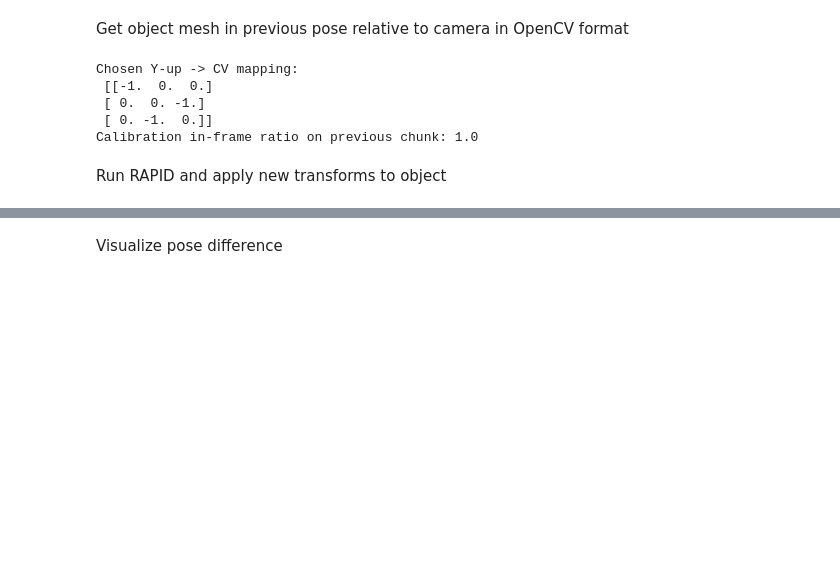
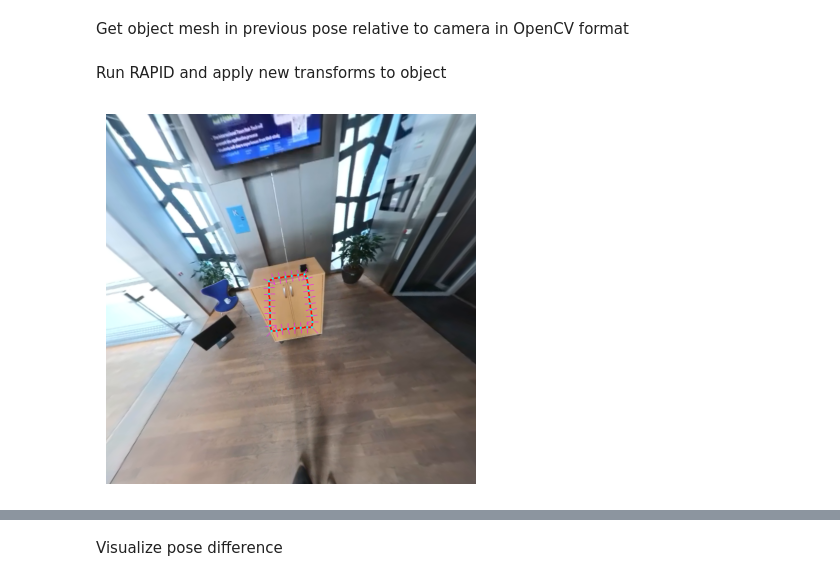
Before and after one commit to ruetzmax/instruct360, a Jupyter notebook: track_object_pose.ipynb, the cells around one changed output, grey strips where cells are left out. Cells and saved outputs as stored; diff of their text form; code cells hidden in the pictures; blank space fills up the shorter version.

Commit message:
single frame pose update

```diff
--- a/track_object_pose.ipynb
+++ b/track_object_pose.ipynb
@@ -75,19 +79,38 @@ zero_translation = np.zeros(3, dtype=np.float32)
 scaled_mesh = apply_mesh_transforms(unposed_mesh, identity_rotation, zero_translation, chunk_relative_scale)
 # %%
 import cv2
-import numpy as np
 
-# convert to opencv format
-cv_vertices = scaled_mesh.vertices.astype(np.float32)
-cv_tris = scaled_mesh.faces.astype(np.int32)
-chunk_rotation_matrix = np.array(chunk_relative_rotation, dtype=np.float32)
-cv_rotation, _ = cv2.Rodrigues(chunk_rotation_matrix)
-cv_translation = np.array(chunk_relative_translation, dtype=np.float32).reshape(3, 1)
+cv_vertices, cv_tris, cv_rotation_mat, cv_translation = trimesh_to_opencv(
+    scaled_mesh,
+    rotation_matrix=mesh_data.get("chunk_relative_rotation"),
+    translation_vector=mesh_data.get("chunk_relative_translation"),
+)
+
+cv_rotation, _ = cv2.Rodrigues(cv_rotation_mat)
-# %% [output]
-Chosen Y-up -> CV mapping:
- [[-1.  0.  0.]
- [ 0.  0. -1.]
- [ 0. -1.  0.]]
-Calibration in-frame ratio on previous chunk: 1.0
 # %% [markdown]
 Run RAPID and apply new transforms to object
+# %%
+# extract contour points
+contour_points_2d, contour_points_3d = cv2.rapid.extractControlPoints(
+    30,
+    50,
+    cv_vertices,
+    cv_rotation,
+    cv_translation,
+    K,
+    next_image_chunk.image.shape[:2],
+    cv_tris,
+)
+# %%
+# visualize contour points
+contour_overlay = next_image_chunk.image.copy()
+
+contour = contour_points_2d.reshape(-1, 2).astype(np.int32)
+cv2.polylines(contour_overlay, [contour], isClosed=True, color=(255, 0, 0), thickness=2)
+
+for pt in contour:
+    cv2.circle(contour_overlay, tuple(pt), 2, (0, 255, 255), -1)
+
+display_image(contour_overlay)
+# %% [output]
+[figure, added]
```
Also changed, not shown: parts of 10 cells of this notebook, 3 other files.
